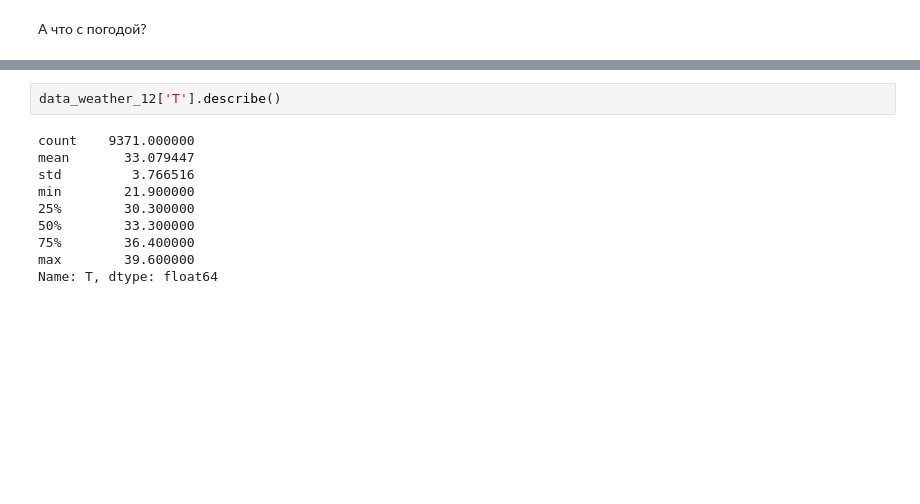
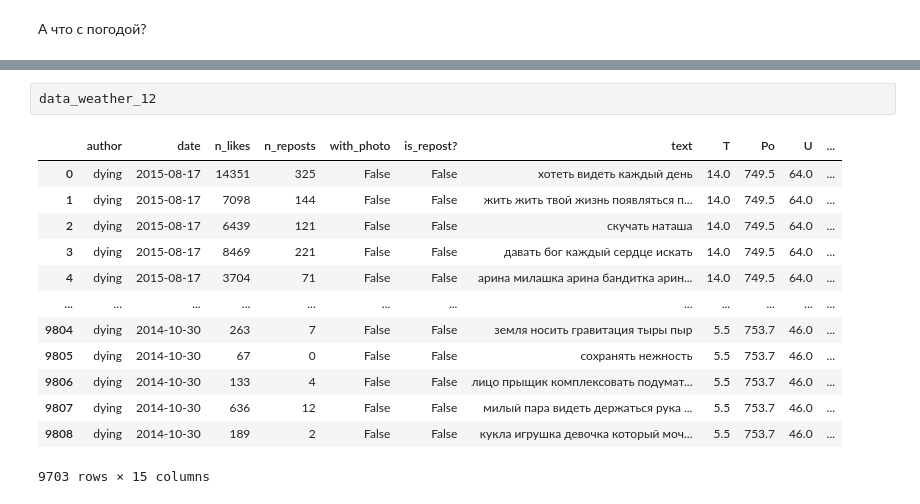
Before and after one commit to Pash1i/andan_2023_project, a Jupyter notebook: EDA_and_hypothesis_testing.ipynb, the cells around one changed output, grey strips where cells are left out. Drawn from its saved outputs; the diff is of its cells as text; blank space fills up the shorter version.

```diff
--- a/EDA_and_hypothesis_testing.ipynb
+++ b/EDA_and_hypothesis_testing.ipynb
@@ -231,12 +240,16 @@ plt.plot(data_weather_12.groupby('date').mean()['T'].index, data_weather_12.grou
 # %%
-data_weather_12['T'].describe()
+data_weather_12
 # %% [output]
+|  | author | date | n_likes | n_reposts | with_photo | is_repost? | text | T | Po | U | ... |
+| 0 | dying | 2015-08-17 | 14351 | 325 | False | False | хотеть видеть каждый день | 14.0 | 749.5 | 64.0 | ... |
+| 1 | dying | 2015-08-17 | 7098 | 144 | False | False | жить жить твой жизнь появляться п... | 14.0 | 749.5 | 64.0 | ... |
+| 2 | dying | 2015-08-17 | 6439 | 121 | False | False | скучать наташа | 14.0 | 749.5 | 64.0 | ... |
+| 3 | dying | 2015-08-17 | 8469 | 221 | False | False | давать бог каждый сердце искать | 14.0 | 749.5 | 64.0 | ... |
+| 4 | dying | 2015-08-17 | 3704 | 71 | False | False | арина милашка арина бандитка арин... | 14.0 | 749.5 | 64.0 | ... |
+| ... | ... | ... | ... | ... | ... | ... | ... | ... | ... | ... | ... |
+| 9804 | dying | 2014-10-30 | 263 | 7 | False | False | земля носить гравитация тыры пыр | 5.5 | 753.7 | 46.0 | ... |
+| 9805 | dying | 2014-10-30 | 67 | 0 | False | False | сохранять нежность | 5.5 | 753.7 | 46.0 | ... |
+| 9806 | dying | 2014-10-30 | 133 | 4 | False | False | лицо прыщик комплексовать подумат... | 5.5 | 753.7 | 46.0 | ... |
+| 9807 | dying | 2014-10-30 | 636 | 12 | False | False | милый пара видеть держаться рука ... | 5.5 | 753.7 | 46.0 | ... |
+| 9808 | dying | 2014-10-30 | 189 | 2 | False | False | кукла игрушка девочка который моч... | 5.5 | 753.7 | 46.0 | ... |
-count    9371.000000
-mean       33.079447
-std         3.766516
-min        21.900000
-25%        30.300000
-50%        33.300000
-75%        36.400000
-max        39.600000
-Name: T, dtype: float64
+9703 rows × 15 columns
```
Also changed, not shown: parts of 6 cells of this notebook.
